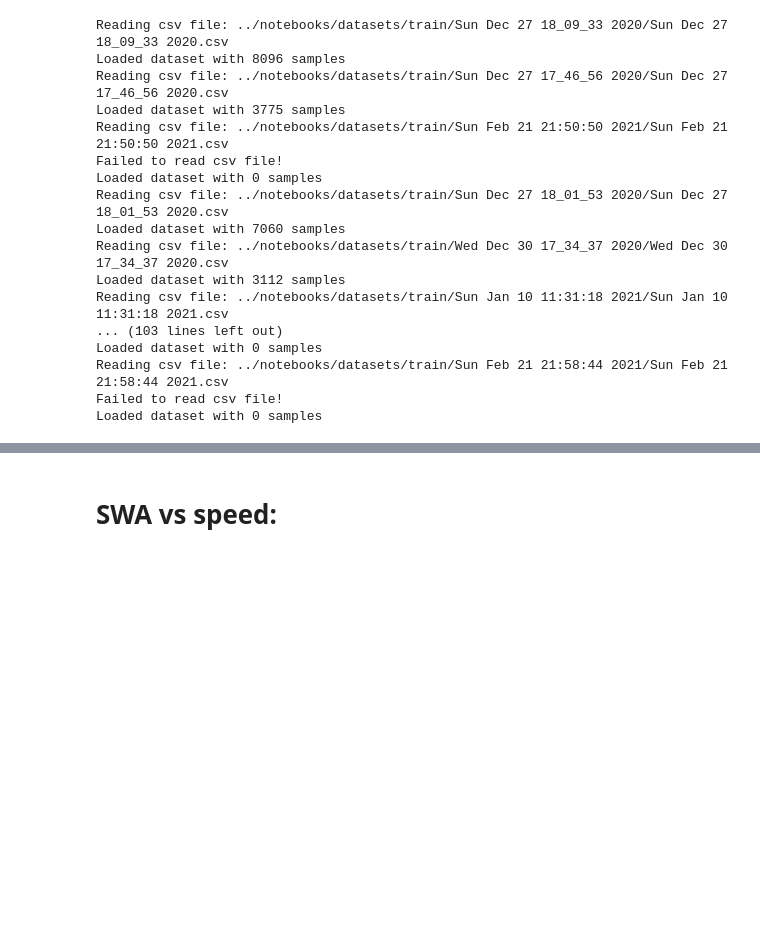
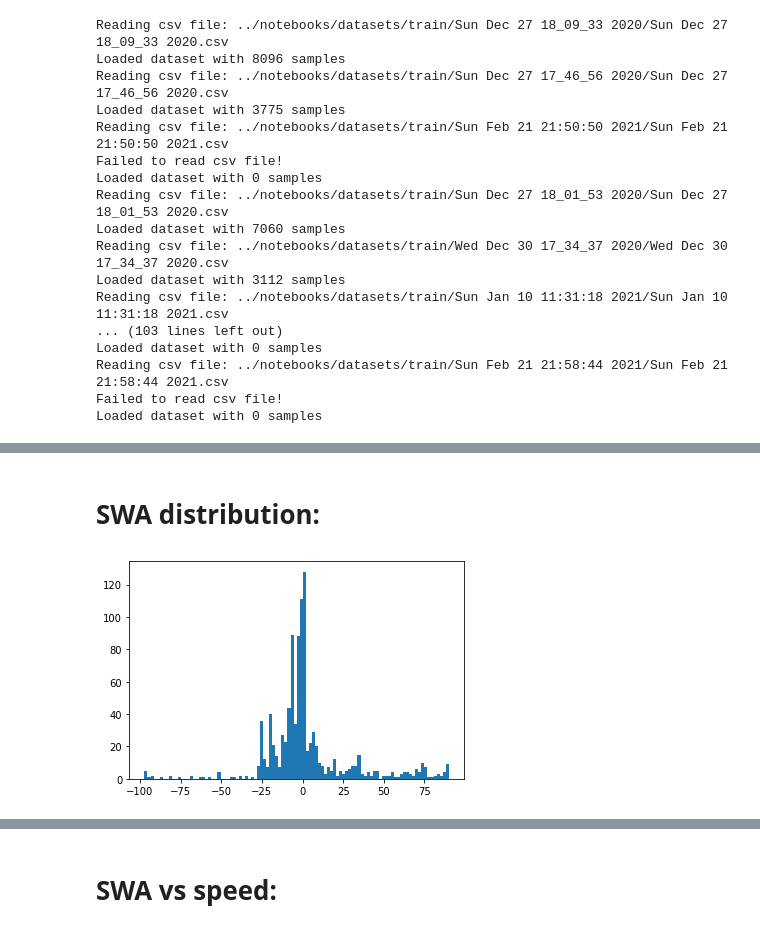
Before and after one commit to korbinianbauer/diypilot, a Jupyter notebook: notebooks/MultiRoadDataset Tests.ipynb, the cells around one changed output, grey strips where cells are left out. Cells and saved outputs as stored; diff of their text form; code cells hidden in the pictures; blank space fills up the shorter version.

```diff
--- a/notebooks/MultiRoadDataset Tests.ipynb
+++ b/notebooks/MultiRoadDataset Tests.ipynb
@@ -60,0 +133,25 @@ Loaded dataset with 0 samples
+# %% [markdown]
+# SWA distribution:
+# %%
+# get a decent amount of samples
+swas_non_augmented = []
+swas_augmented = []
+swas_augmented_normalized = []
+
+for i in range(1000):
+    sample = multi_train_dataset.get_sample(i, augment=False, crop=True, normalize=False)
+    actual_swa = sample['swa']
+    swas_non_augmented.append(actual_swa)
+
+    sample = multi_train_dataset.get_sample(i, augment=True, crop=True, normalize=False)
+    actual_swa = sample['swa']
+    swas_augmented.append(actual_swa)
+
+    sample = multi_train_dataset.get_sample(i, augment=True, crop=True, normalize=True)
+    actual_swa = sample['swa']
+    swas_augmented_normalized.append(actual_swa)
+# %%
+plt.hist(swas_non_augmented, bins=100)
+plt.show()
+# %% [output]
+[figure, added]
```
Also changed, not shown: parts of 10 cells of this notebook, 7 other files.
